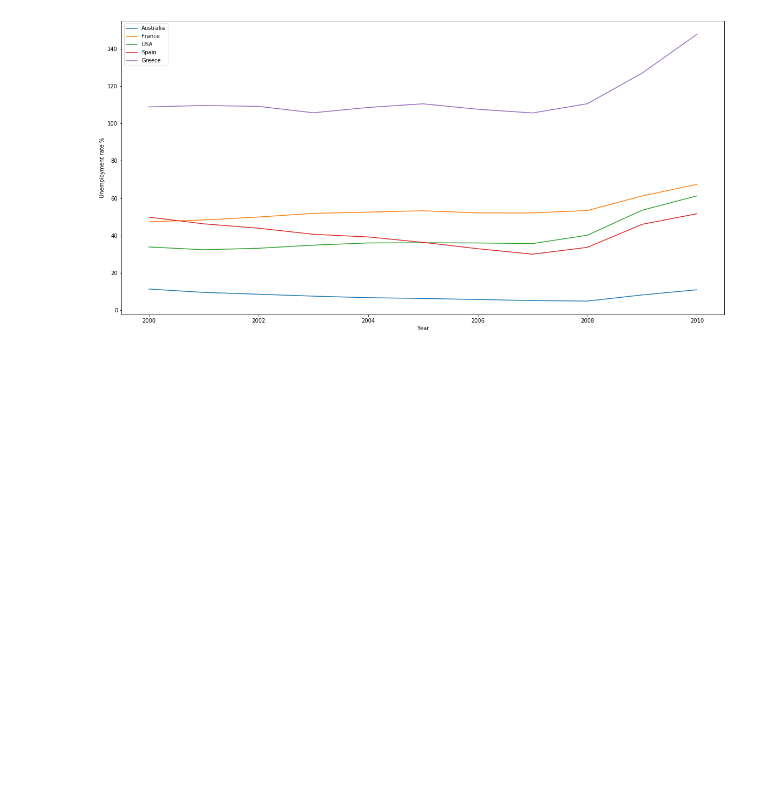
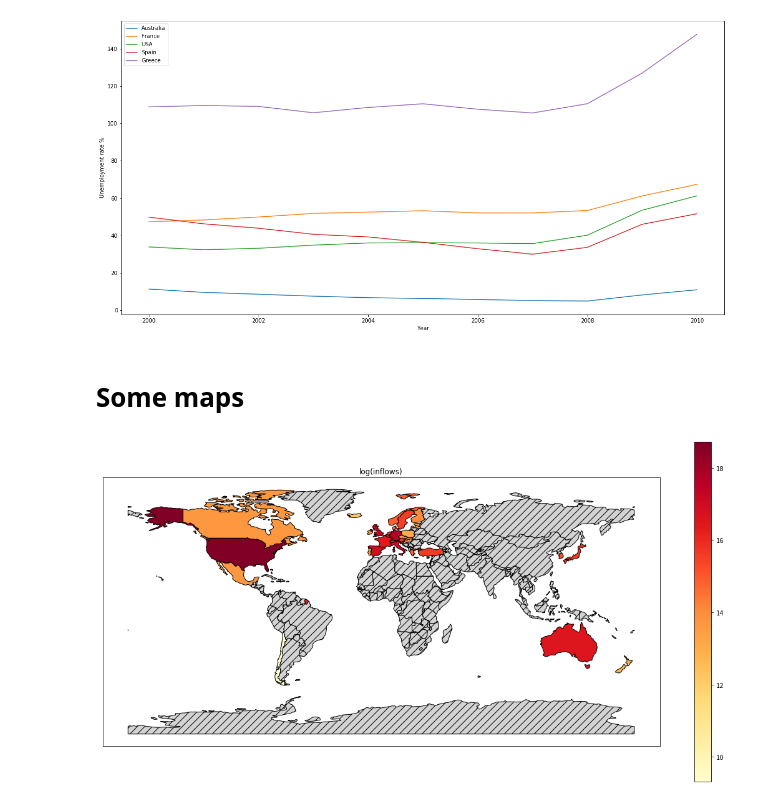
Before and after one commit to nurien2/datacamp_2019, a Jupyter notebook: starting_kit.ipynb, the cells around one changed output. Saved outputs shown, nothing was run; the diff lists cells and outputs as text; code cells hidden in the pictures; blank space fills up the shorter version.

```diff
--- a/starting_kit.ipynb
+++ b/starting_kit.ipynb
@@ -525,3 +527,45 @@ plt.ylabel('Unemployment rate %')
 plt.show()
 # %% [output]
 [figure]
+# %% [markdown]
+# Some maps
+# %%
+world = geopandas.read_file(
+    geopandas.datasets.get_path('naturalearth_lowres')
+)
+
+world.loc[4,['name']] = 'United States'
+world.loc[96,['name']] = 'Korea'
+world.loc[152,['name']] = 'Slovak Republic'
+world.loc[153,['name']] = 'Czech Republic'
+# %%
+inflows_values = geopandas.GeoDataFrame(inflows[inflows.Year == 2017].groupby('Country').agg({'Value': sum}))
+# %%
+world_inflows = world.merge(inflows_values.Value, left_on=world.name, right_on=inflows_values.index, how='left')
+# %%
+f, ax = plt.subplots(figsize=(20,10))
+world_inflows['log_value'] = np.log(world_inflows.Value)
+
+mini = min(world_inflows.dropna(subset=['log_value']).log_value)
+maxi = max(world_inflows.dropna(subset=['log_value']).log_value)
+
+world_inflows.dropna(subset=['Value']).plot(ax=ax,
+                                            column='log_value',
+                                            cmap='YlOrRd',
+                                            edgecolor='k',
+                                            legend=True,
+                                           )
+
+world_inflows[pd.isna(world_inflows.Value)].plot(ax=ax,
+                                                 edgecolor='k',
+                                                 facecolor='lightgrey',
+                                                 hatch="//")
+
+ax.set_xticks([])
+ax.set_yticks([])
+
+ax.set_aspect('equal')
+ax.title.set_text('log(inflows)')
+ax.set_facecolor('white')
+# %% [output]
+[figure, added]
```
Also changed, not shown: parts of 7 cells of this notebook.
